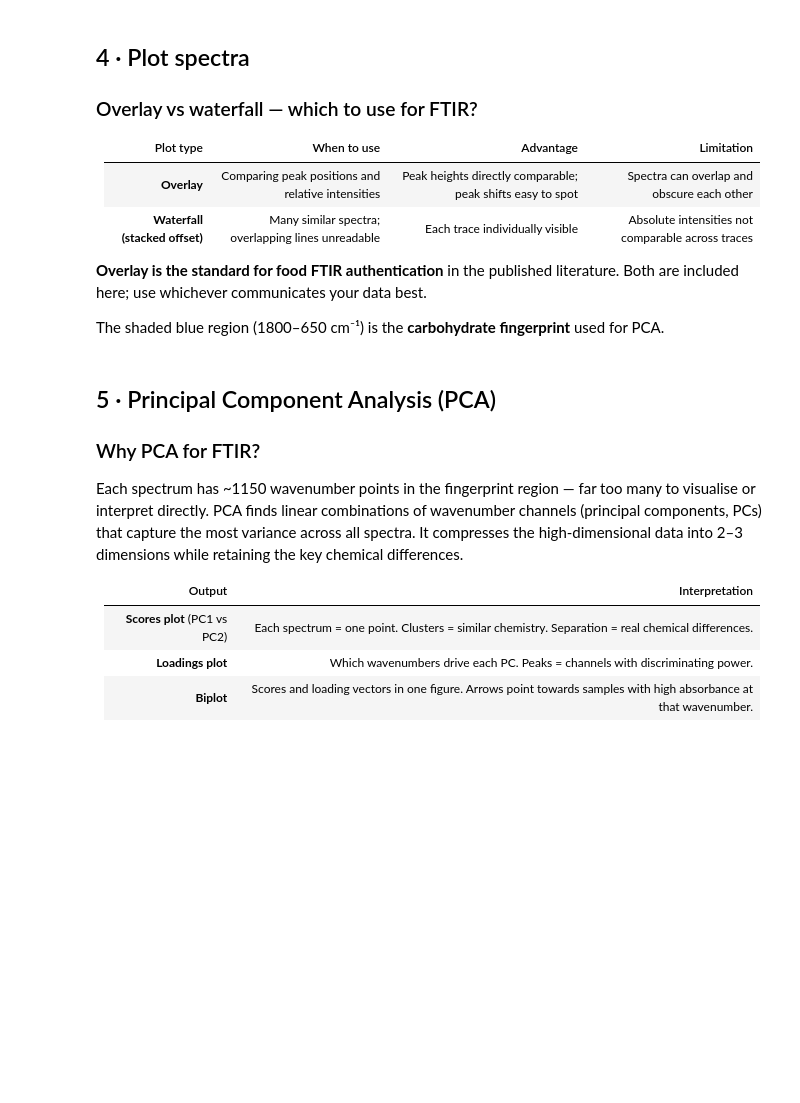
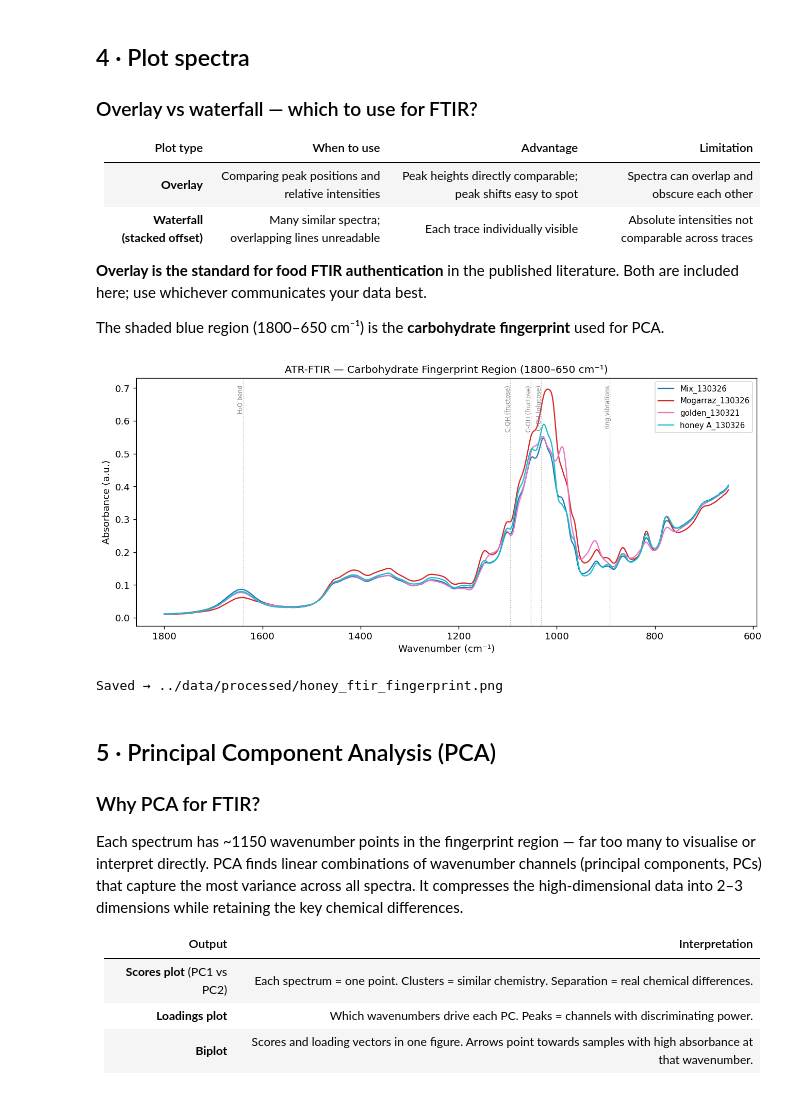
Before and after one commit to ggkuhnle/fbmfor-foodfraud, a Jupyter notebook: notebooks/FTIR_Honey_Analysis.ipynb, the cells around one changed output. Cells and saved outputs as stored; diff of their text form; code cells hidden in the pictures; blank space fills up the shorter version.

```diff
--- a/notebooks/FTIR_Honey_Analysis.ipynb
+++ b/notebooks/FTIR_Honey_Analysis.ipynb
@@ -412,47 +411,49 @@ print(f"Saved → {out_path}")
 # Figure 2: Fingerprint region only (1800–650 cm⁻¹)
 #
 # Zooming in reveals the fine structure that differentiates honey varieties
-# and detects adulteration.  Band assignments from the honey FTIR literature:
-#   Tewari et al. (2005) J. Agric. Food Chem. 53(16):6488-6494
-#   Paradkar & Irudayaraj (2001) Food Chem. 76(2):231-239
+# and detects adulteration.
+# Szaniawska A et al. Data-Driven FTIR Spectroscopy for the Discrimination of Nectars.
+# Molecules. 2025 Oct 14;30(20):4083.
 # ─────────────────────────────────────────────────────────────────────────────
 
 fig, ax = plt.subplots(figsize=(11, 5))
 
 for (label, (wn, corr)), col in zip(corrected.items(), colors):
     # Boolean mask selects only wavenumber points inside the fingerprint region.
     # This is robust even if the axis does not start or end exactly on 650/1800.
     mask = (wn >= 650) & (wn <= 1800)
     ax.plot(wn[mask], corr[mask], color=col, linewidth=1.4, label=label)
 
 ax.invert_xaxis()   # FTIR convention: high → low
 ax.set_xlabel('Wavenumber (cm⁻¹)')
 ax.set_ylabel('Absorbance (a.u.)')
 ax.set_title('ATR-FTIR — Carbohydrate Fingerprint Region (1800–650 cm⁻¹)')
 ax.legend()
 
 # ── Annotate diagnostic honey bands ──────────────────────────────────────────
 # Dict maps wavenumber (cm⁻¹) to chemical assignment text.
 # The dotted vertical lines help students trace a visible peak to its origin.
 bands = {
     1640: 'H₂O bend',
-    1415: 'C-H / O-H',
-    1155: 'C-O-C (sugars)',
-    1080: 'C-OH (glucose)',
-    1025: 'C-OH (fructose)',
-     930: 'ring vibrations',
+    1095: 'C-OH (fructose)',
+    1053: 'C-OH (fructose)',
+    1032: 'C-OH (glucose)',
+     892: 'ring vibrations',
 }
 for wnum, blabel in bands.items():
     ax.axvline(wnum, color='grey', linestyle=':', linewidth=0.8, alpha=0.7)
     # Rotated label just below the top; ha='right' keeps text left of the line
     ax.text(wnum - 3, ax.get_ylim()[1] * 0.97, blabel,
             rotation=90, fontsize=7, va='top', ha='right', color='grey')
 
 plt.tight_layout()
 out_path = OUTPUT_DIR / 'honey_ftir_fingerprint.png'
 plt.savefig(out_path, bbox_inches='tight')
 plt.show()
 print(f"Saved → {out_path}")
+# %% [output]
+[figure, added]
+Saved → ../data/processed/honey_ftir_fingerprint.png
 # %% [markdown]
 ## 5 · Principal Component Analysis (PCA)
 
```
Also changed, not shown: parts of 3 cells of this notebook, 2 other files.
